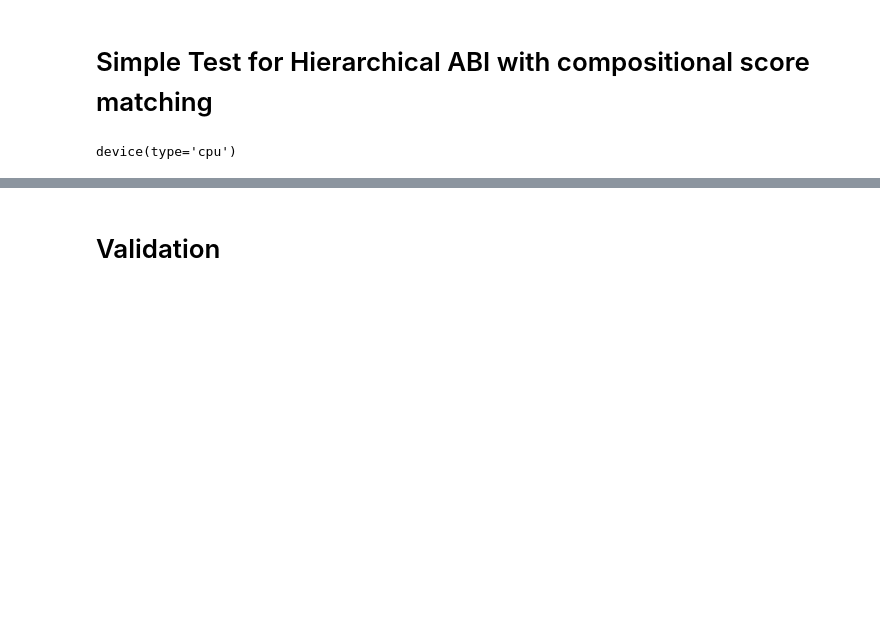
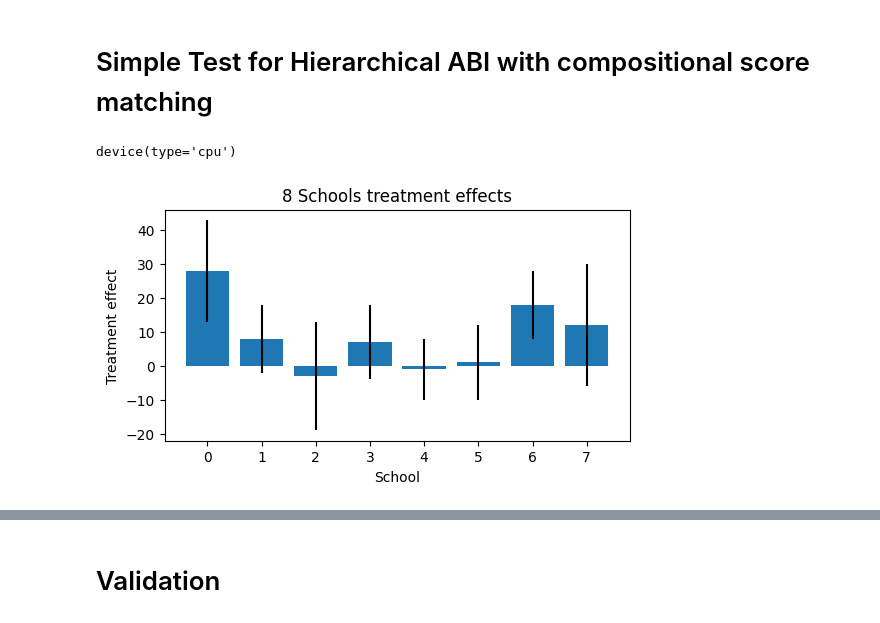
Before and after one commit to bayesflow-org/hierarchical-abi, a Jupyter notebook: simple test.ipynb, the cells around one changed output, grey strips where cells are left out. Cells and saved outputs as stored; diff of their text form; code cells hidden in the pictures; blank space fills up the shorter version.

```diff
--- a/simple test.ipynb
+++ b/simple test.ipynb
@@ -17,9 +17,18 @@ device(type='cpu')
 # %%
 # eight schools problem
 J = 8
-y = np.array([28, 8, -3, 7, -1, 1, 18, 12])[:, np.newaxis]  # our groups, one observation per group
-sigma = np.array([15, 10, 16, 11, 9, 11, 10, 18])  # assumed to be known
+y = np.array([28., 8, -3, 7, -1, 1, 18, 12])[:, np.newaxis]  # our groups, one observation per group
+sigma = np.array([15., 10, 16, 11, 9, 11, 10, 18])  # assumed to be known
 n_obs_per_group = 2  # sigma is known, so part of the observation
+# %%
+plt.figure(figsize=(6, 3))
+plt.bar(range(J), y.flatten(), yerr=sigma)
+plt.title("8 Schools treatment effects")
+plt.xlabel("School")
+plt.ylabel("Treatment effect")
+plt.show()
+# %% [output]
+[figure, added]
 # %%
 # simulator example
 def simulator(params, school_i=None):
```
Also changed, not shown: parts of 30 cells of this notebook.
